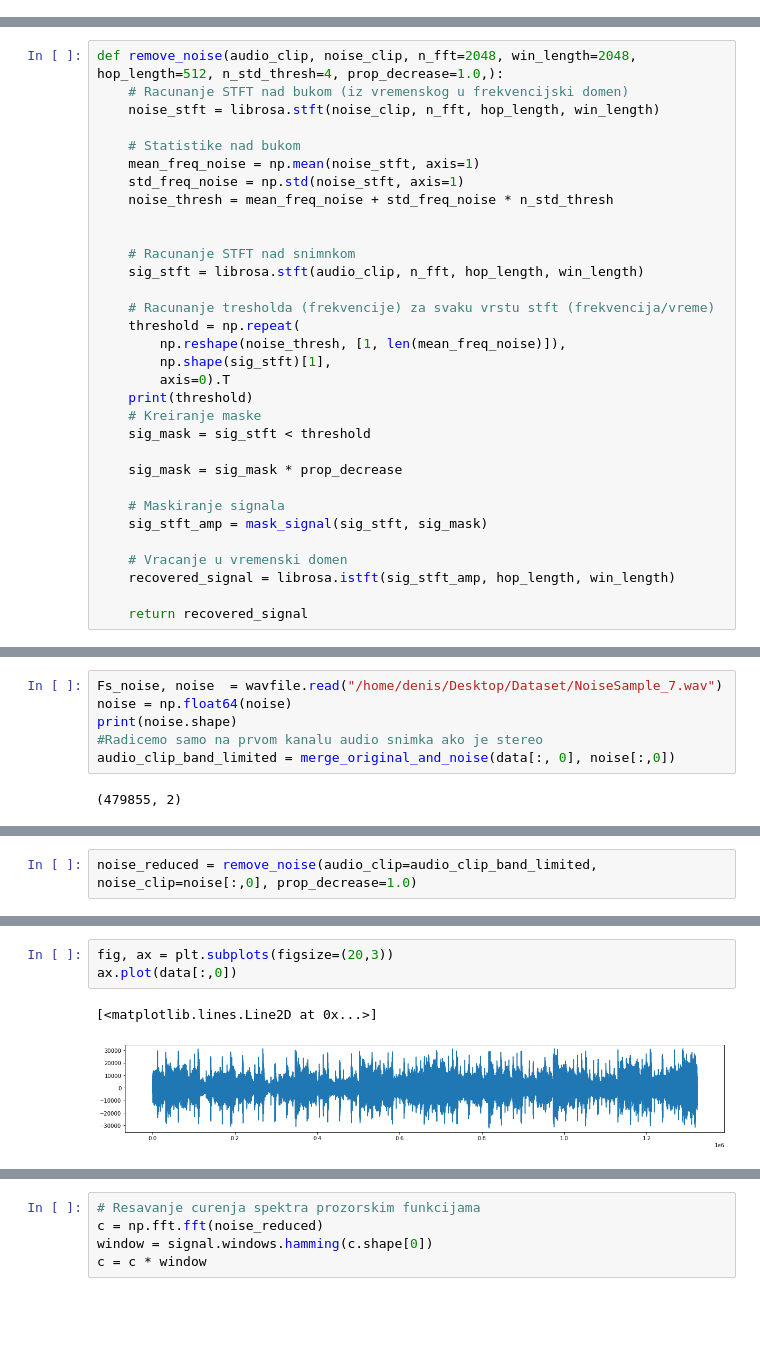
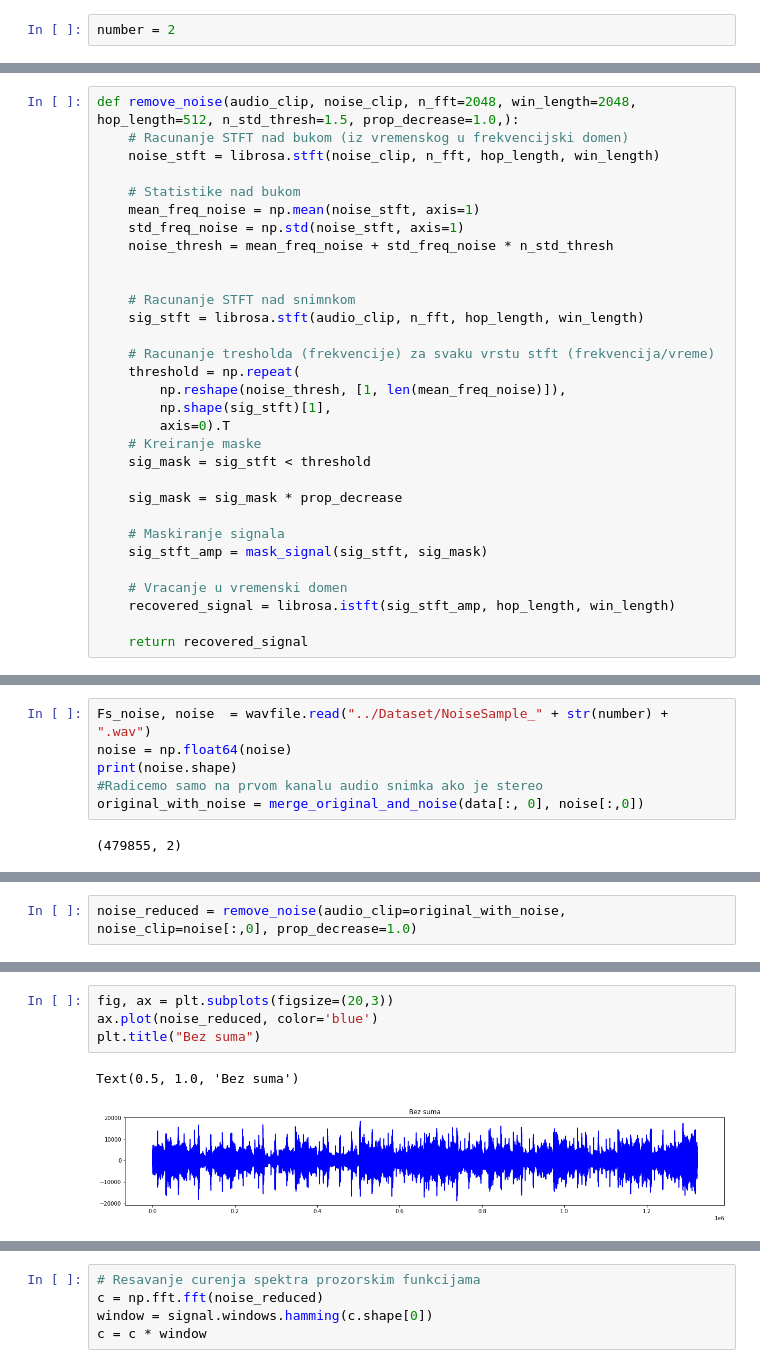
Before and after one commit to DenisAlicic/Noise-Reduction, a Jupyter notebook: Solution/NoiseReduction.ipynb, the cells around one changed output, grey strips where cells are left out. Cells and saved outputs as stored; diff of their text form; blank space fills up the shorter version.

Commit message:
Refactor of Solution with testing on Dataset examples

```diff
--- a/Solution/NoiseReduction.ipynb
+++ b/Solution/NoiseReduction.ipynb
@@ -7,6 +7,8 @@ import scipy
 import matplotlib.pyplot as plt
 # %%
 Fs, data = wavfile.read("bonobo.wav")
+# %%
+number = 2
 # %% [markdown]
 Odsecanje frekvencija na osnovu maske od 0 i 1
 # %%
@@ -14,7 +16,7 @@ def mask_signal(sig_stft, sig_mask):
     sig_stft_amp = sig_stft * (1 - sig_mask)
     return sig_stft_amp
 # %%
-def remove_noise(audio_clip, noise_clip, n_fft=2048, win_length=2048, hop_length=512, n_std_thresh=4, prop_decrease=1.0,):
+def remove_noise(audio_clip, noise_clip, n_fft=2048, win_length=2048, hop_length=512, n_std_thresh=1.5, prop_decrease=1.0,):
     # Racunanje STFT nad bukom (iz vremenskog u frekvencijski domen)
     noise_stft = librosa.stft(noise_clip, n_fft, hop_length, win_length)
 
@@ -32,7 +34,6 @@ def remove_noise(audio_clip, noise_clip, n_fft=2048, win_length=2048, hop_length
         np.reshape(noise_thresh, [1, len(mean_freq_noise)]),
         np.shape(sig_stft)[1],
         axis=0).T
-    print(threshold)
     # Kreiranje maske
     sig_mask = sig_stft < threshold
 
@@ -70,10 +71,10 @@ def merge_original_and_noise(original, noise):
         original = np.float64(np.append(original, np.zeros(noise.shape[0] - original.shape[0])))
     return original + noise
 # %%
-Fs_noise, noise  = wavfile.read("/home/denis/Desktop/Dataset/NoiseSample_7.wav")
+Fs_noise, noise  = wavfile.read("../Dataset/NoiseSample_" + str(number) + ".wav")
 noise = np.float64(noise)
 print(noise.shape)
 #Radicemo samo na prvom kanalu audio snimka ako je stereo
-audio_clip_band_limited = merge_original_and_noise(data[:, 0], noise[:,0])
+original_with_noise = merge_original_and_noise(data[:, 0], noise[:,0])
 # %% [output]
 (479855, 2)
@@ -80,2 +103,2 @@ audio_clip_band_limited = merge_original_and_noise(data[:, 0], noise[:,0])
 # %%
-noise_reduced = remove_noise(audio_clip=audio_clip_band_limited, noise_clip=noise[:,0], prop_decrease=1.0)
+noise_reduced = remove_noise(audio_clip=original_with_noise, noise_clip=noise[:,0], prop_decrease=1.0)
@@ -102,6 +105,7 @@ noise_reduced = remove_noise(audio_clip=audio_clip_band_limited, noise_clip=nois
 # %%
 fig, ax = plt.subplots(figsize=(20,3))
-ax.plot(data[:,0])
+ax.plot(noise_reduced, color='blue')
+plt.title("Bez suma")
 # %% [output]
-[<matplotlib.lines.Line2D at 0x...>]
+Text(0.5, 1.0, 'Bez suma')
-[figure, old version]
+[figure, new version]
```
Also changed, not shown: parts of 9 cells of this notebook, 1 other file.
